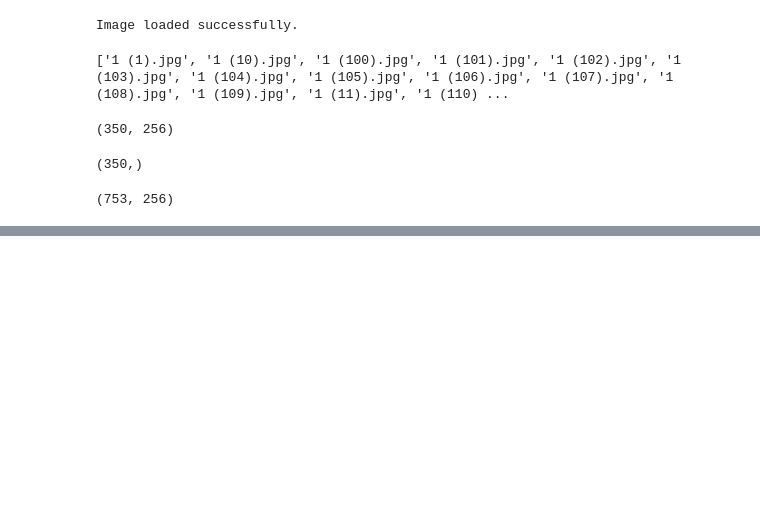
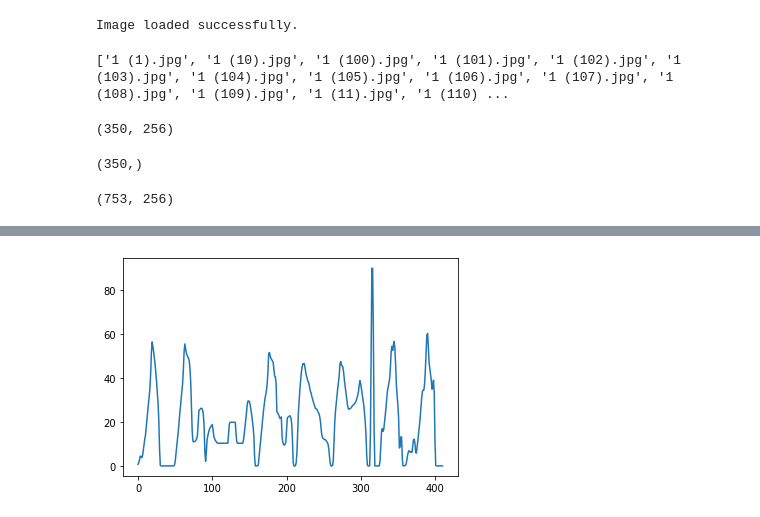
Before and after one commit to Arefe-Masnouie/plate_processing, a Jupyter notebook: plate.ipynb, the cells around one changed output, grey strips where cells are left out. Saved outputs shown, nothing was run; the diff lists cells and outputs as text; code cells hidden in the pictures; blank space fills up the shorter version.

```diff
--- a/plate.ipynb
+++ b/plate.ipynb
@@ -143,0 +104,6 @@ from sklearn.model_selection import train_test_split
+# %%
+img = cv2.imread('pelak.png', 0) #0 is for gray
+
+cv2.imshow('image', img)
+cv2.waitKey(0)
+cv2.destroyAllWindows()
@@ -143,0 +114,3 @@ from sklearn.model_selection import train_test_split
+# %%
+s = 90- np.sum(img, axis=0, keepdims=True)/255 # sum the image to get the vertical line
+s
@@ -143,0 +135,5 @@ from sklearn.model_selection import train_test_split
+# %%
+plt.plot(s[0]) # plot the sum of the image
+plt.show()
+# %% [output]
+[figure, added]
```
Also changed, not shown: parts of 12 cells of this notebook, 1 other file.
